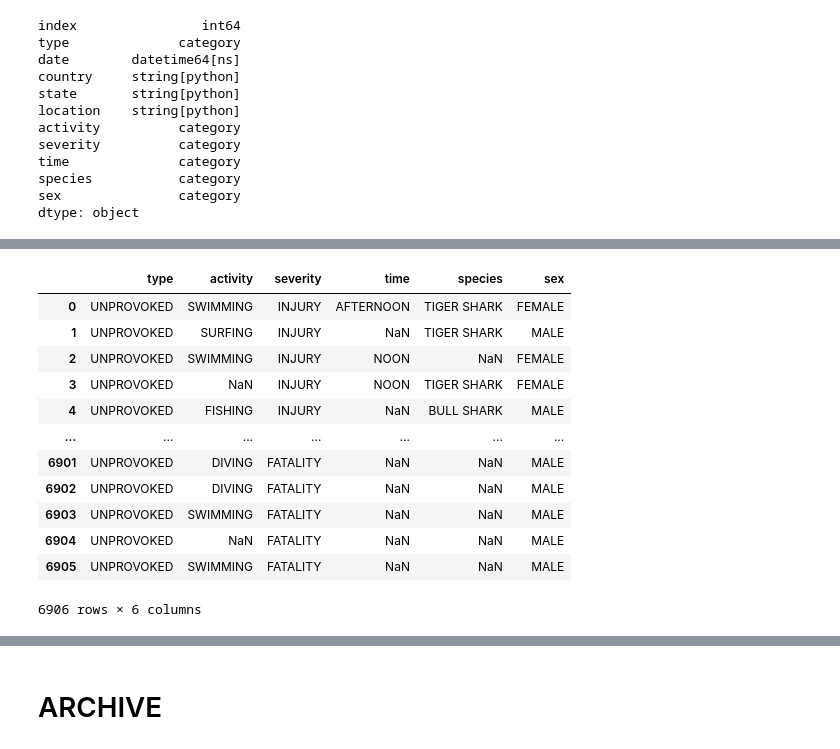
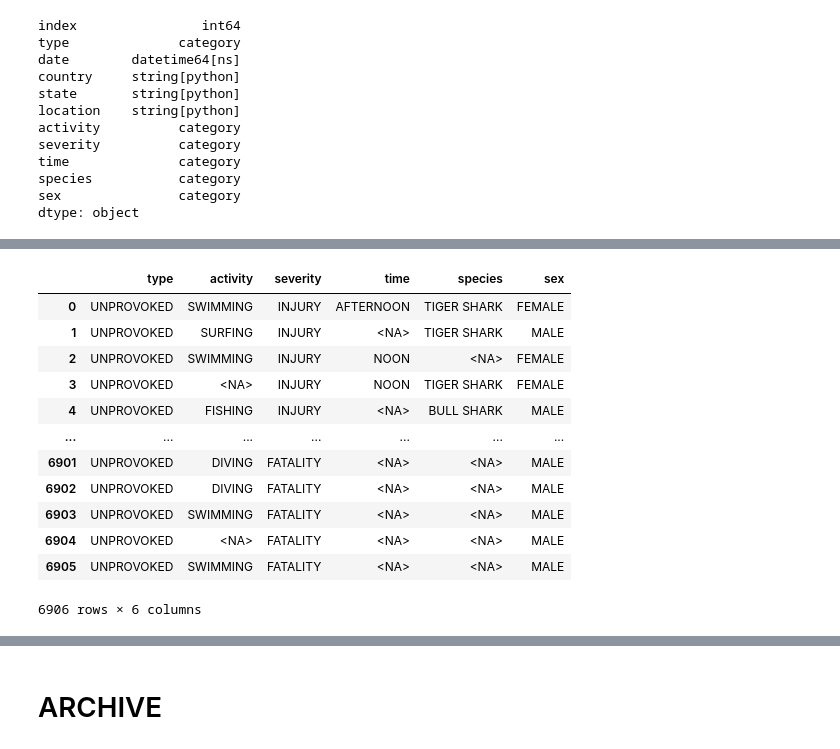
Before and after one commit to JimiHenning/Shark-Quest, a Jupyter notebook: main.ipynb, the cells around one changed output, grey strips where cells are left out. Cells and saved outputs as stored; diff of their text form; code cells hidden in the pictures.

```diff
--- a/main.ipynb
+++ b/main.ipynb
@@ -411,22 +381,24 @@ dtype: object
 # %%
 # Clean categories
 for column in shark_attacks.select_dtypes(include=['category']).columns:
     shark_attacks[column] = shark_attacks[column].where(shark_attacks[column].isin(data_schema[column]['categories']), other=np.nan)
+    shark_attacks[column] = shark_attacks[column].astype('string')
+    shark_attacks[column] = shark_attacks[column].astype('category')
 shark_attacks.dtypes
 shark_attacks.select_dtypes(include=['category'])
 # %% [output]
 |  | type | activity | severity | time | species | sex |
 | 0 | UNPROVOKED | SWIMMING | INJURY | AFTERNOON | TIGER SHARK | FEMALE |
-| 1 | UNPROVOKED | SURFING | INJURY | NaN | TIGER SHARK | MALE |
-| 2 | UNPROVOKED | SWIMMING | INJURY | NOON | NaN | FEMALE |
-| 3 | UNPROVOKED | NaN | INJURY | NOON | TIGER SHARK | FEMALE |
-| 4 | UNPROVOKED | FISHING | INJURY | NaN | BULL SHARK | MALE |
+| 1 | UNPROVOKED | SURFING | INJURY | <NA> | TIGER SHARK | MALE |
+| 2 | UNPROVOKED | SWIMMING | INJURY | NOON | <NA> | FEMALE |
+| 3 | UNPROVOKED | <NA> | INJURY | NOON | TIGER SHARK | FEMALE |
+| 4 | UNPROVOKED | FISHING | INJURY | <NA> | BULL SHARK | MALE |
 | ... | ... | ... | ... | ... | ... | ... |
-| 6901 | UNPROVOKED | DIVING | FATALITY | NaN | NaN | MALE |
-| 6902 | UNPROVOKED | DIVING | FATALITY | NaN | NaN | MALE |
-| 6903 | UNPROVOKED | SWIMMING | FATALITY | NaN | NaN | MALE |
-| 6904 | UNPROVOKED | NaN | FATALITY | NaN | NaN | MALE |
-| 6905 | UNPROVOKED | SWIMMING | FATALITY | NaN | NaN | MALE |
+| 6901 | UNPROVOKED | DIVING | FATALITY | <NA> | <NA> | MALE |
+| 6902 | UNPROVOKED | DIVING | FATALITY | <NA> | <NA> | MALE |
+| 6903 | UNPROVOKED | SWIMMING | FATALITY | <NA> | <NA> | MALE |
+| 6904 | UNPROVOKED | <NA> | FATALITY | <NA> | <NA> | MALE |
+| 6905 | UNPROVOKED | SWIMMING | FATALITY | <NA> | <NA> | MALE |
 6906 rows × 6 columns
 # %%
 #export to csv
```
Also changed, not shown: parts of 5 cells of this notebook, 2 other files.
